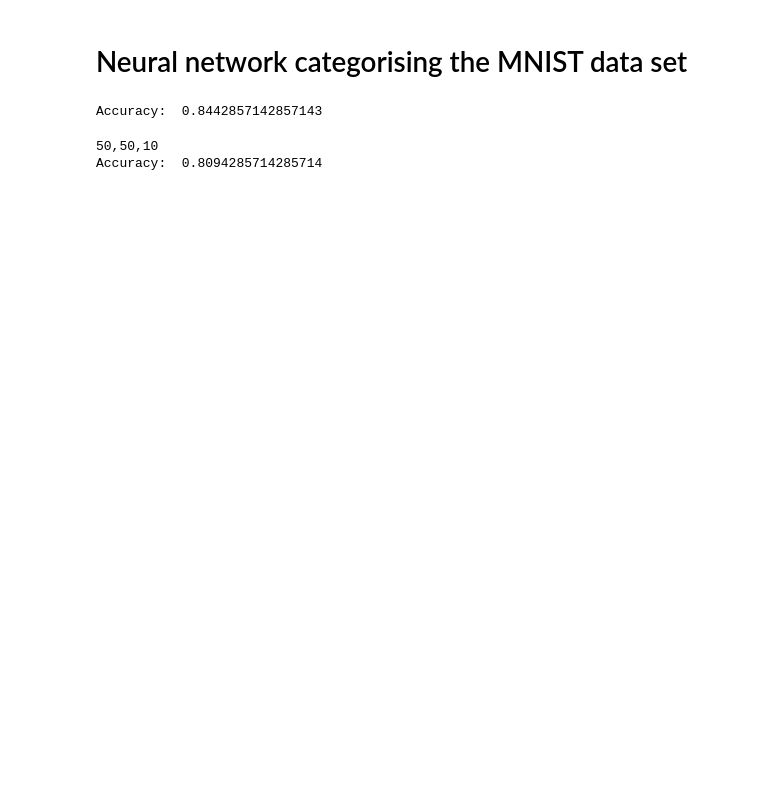
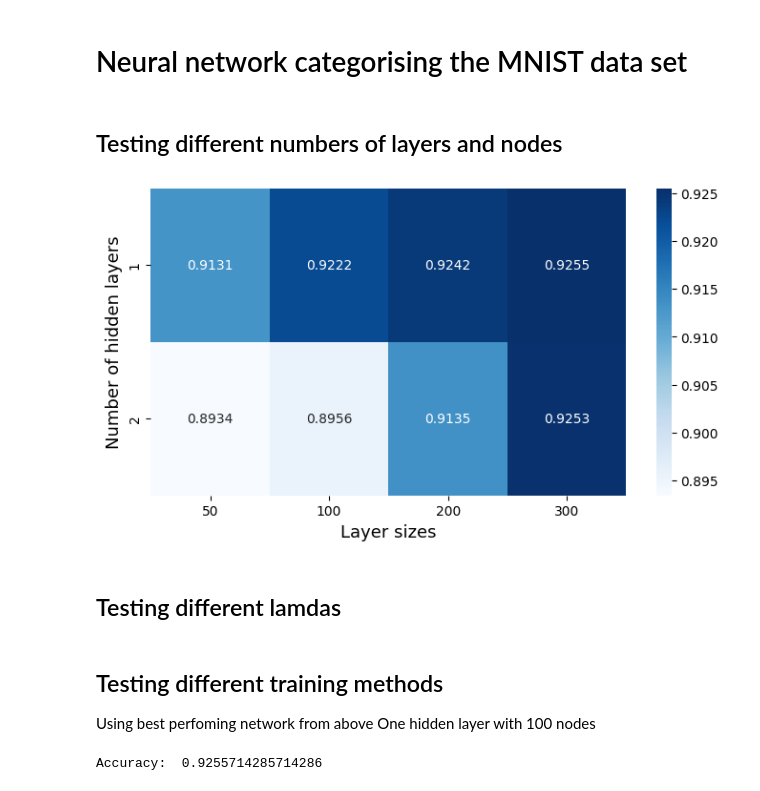
Before and after one commit to m-nader/FYS-STK4155-group14, a Jupyter notebook: project_2/Code/neuralnetwork_mnist.ipynb, the cells around one changed output. Drawn from its saved outputs; the diff is of its cells as text; code cells hidden in the pictures; blank space fills up the shorter version.

Commit message:
Seaborn plotting

```diff
--- a/project_2/Code/neuralnetwork_mnist.ipynb
+++ b/project_2/Code/neuralnetwork_mnist.ipynb
@@ -24,3 +23,57 @@ accuracies = []
+# %% [markdown]
+## Testing different numbers of layers and nodes
+# %%
+np.random.seed(42)
+
+layer_no = [1,2]
+layer_sizes = [50,100,200,300]
+
+accuracies = np.zeros((2,4))
+
+inputs = X_train
+targets = y_train
+
+for i in range(len(layer_no)):
+    for j in range(len(layer_sizes)):
+        layer_output_sizes = [layer_sizes[j]] * layer_no[i] + [10]
+        activation_funcs = [leaky_ReLU]*layer_no[i] + [softmax]
+        activation_ders = [leaky_ReLU_der]*layer_no[i] + [None]
+
+        NN = NeuralNetwork(
+            X_train,
+            targets,
+            layer_output_sizes,
+            activation_funcs,
+            activation_ders,
+            cross_entropy,
+            None,
+        )
+        NN.train_network_stochastic_gd(lr_method="ADAM")
+
+        test_scores = NN.predict(X_test)
+        test_predict = np.argmax(test_scores, axis=1)
+
+        accuracy = accuracy_score(y_test, test_predict)
+        accuracies[i,j] = accuracy
+# %%
+plt.figure(figsize=(7,4))
+ax = sns.heatmap( accuracies, cmap='Blues', annot=True, fmt='.4f',
+                 xticklabels=layer_sizes, yticklabels=layer_no, cbar=True )
+
+ax.set_xlabel("Layer sizes", fontsize=13)
+ax.set_ylabel("Number of hidden layers", fontsize=13)
+
+plt.tight_layout()
+plt.savefig("../Figures/MNIST_heatmap_accuracies_layers.png", dpi=300, bbox_inches="tight")
+plt.show()
+# %% [output]
+[figure, added]
+# %% [markdown]
+## Testing different lamdas
+# %% [markdown]
+## Testing different training methods
+Using best perfoming network from above
+One hidden layer with 100 nodes
 # %%
 np.random.seed(42)
 
@@ -52,6 +106,6 @@ targets = y_test
 
 accuracy = accuracy_score(targets, test_predict)
 print('Accuracy: ', accuracy)
-accuracies.append(accuracy)
+# accuracies.append(accuracy)
 # %% [output]
-Accuracy:  0.8442857142857143
+Accuracy:  0.9255714285714286
@@ -82,13 +111,0 @@ NN.train_network_plain_gd(max_iter=1000, lr_method="ADAM")
-# %%
-test_scores = NN.predict(X_test)
-test_predict = np.argmax(test_scores, axis=1)
-targets = y_test
-
-
-accuracy = accuracy_score(targets, test_predict)
-print('50,50,10')
-print('Accuracy: ', accuracy)
-accuracies.append(accuracy)
-# %% [output]
-50,50,10
-Accuracy:  0.8094285714285714
```
Also changed, not shown: parts of 9 cells of this notebook, 1 other file.
